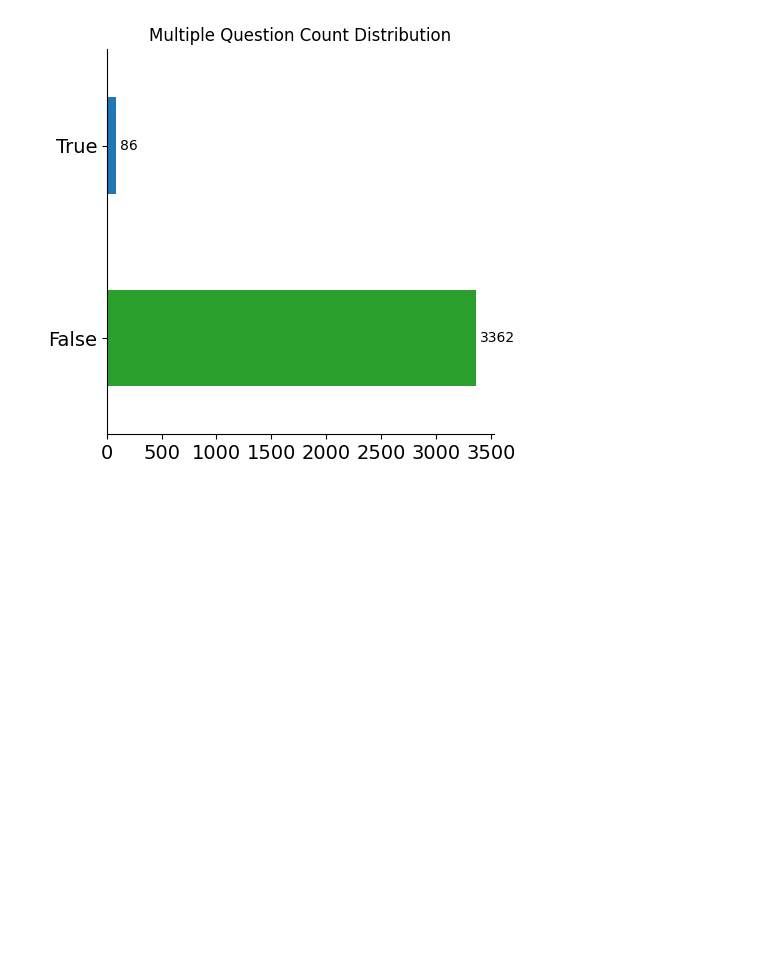
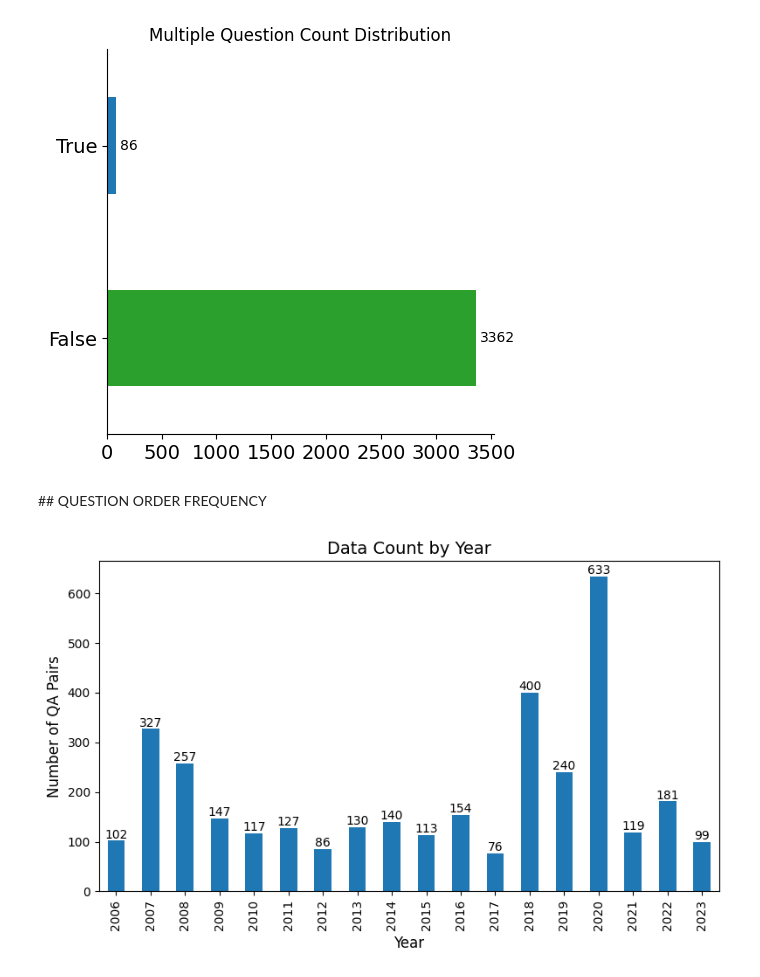
Before and after one commit to Akseldindisyan/CS445_CLARITY_Unmasking-Political-Question-Evasions, a Jupyter notebook: CS445.ipynb, the cells around one changed output. Drawn from its saved outputs; the diff is of its cells as text; code cells hidden in the pictures; blank space fills up the shorter version.

```diff
--- a/CS445.ipynb
+++ b/CS445.ipynb
@@ -141,3 +141,24 @@ bar_colors=["tab:green","tab:blue"]
 plot_occurance("Multiple Question Count Distribution",df_train,"multiple_questions",bar_colors)
 # %% [output]
 [figure]
+# %% [markdown]
+## QUESTION ORDER FREQUENCY
+# %%
+df_train["date"] = pd.to_datetime(df_train["date"], errors="coerce") # Ensure date is in datetime format
+df_train["year"] = df_train["date"].dt.year # Extract year
+year_counts = df_train["year"].value_counts().sort_index() # Count distribution by year
+
+plt.figure(figsize=(8,5))
+year_counts.plot(kind="bar", color="tab:blue")
+
+plt.title("Data Count by Year", fontsize=14)
+plt.xlabel("Year", fontsize=12)
+plt.ylabel("Number of QA Pairs", fontsize=12)
+
+for i, v in enumerate(year_counts.values):
+    plt.text(i, v + 5, str(v), ha='center', fontsize=10)
+
+plt.tight_layout()
+plt.show()
+# %% [output]
+[figure, added]
```
Also changed, not shown: parts of 37 cells of this notebook.
